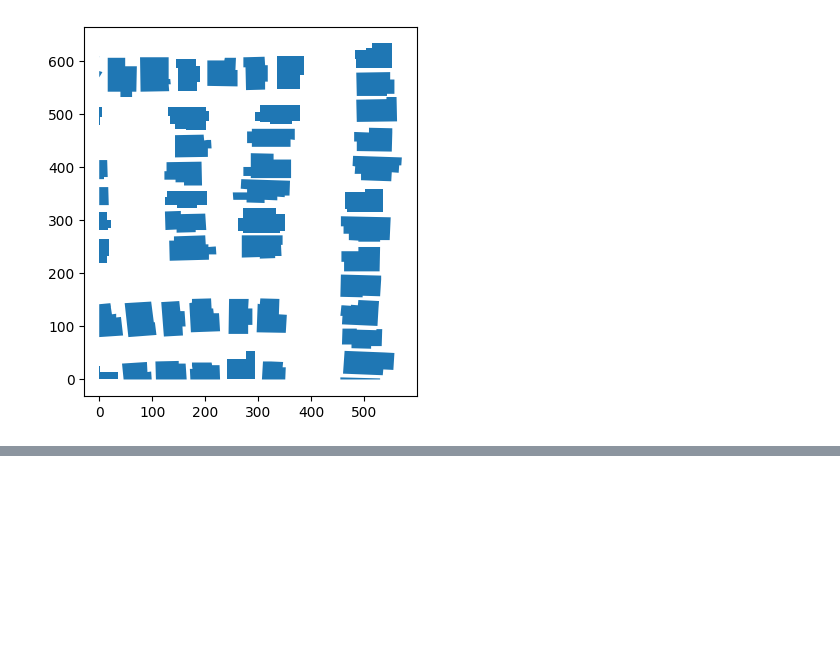
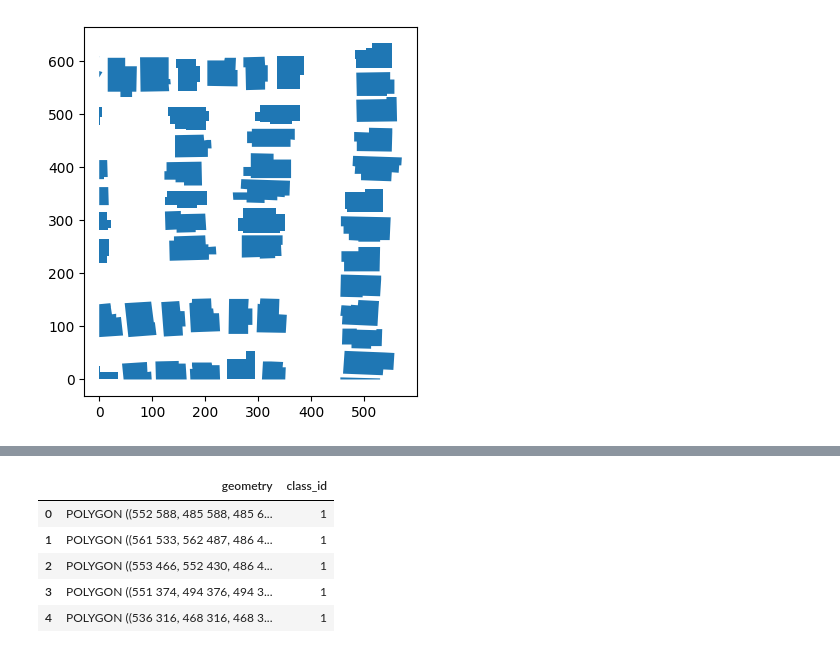
Before and after one commit to scially/raster-vision-tutorial, a Jupyter notebook: 3.vector data.ipynb, the cells around one changed output, grey strips where cells are left out. Saved outputs shown, nothing was run; the diff lists cells and outputs as text; code cells hidden in the pictures; blank space fills up the shorter version.

```diff
--- a/3.vector data.ipynb
+++ b/3.vector data.ipynb
@@ -112,0 +126,21 @@ df.plot()
+# %%
+from rastervision.core.data import GeoJSONVectorSource, RasterioCRSTransformer, ClassInferenceTransformer
+
+crs_transformer = RasterioCRSTransformer.from_uri(
+    "data/RGB-PanSharpen_AOI_2_Vegas_img205.tif",
+    map_crs= 'epsg:4326'
+)
+
+label_uri = "data/buildings_AOI_2_Vegas_img205.geojson"
+vector_source = GeoJSONVectorSource(label_uri, crs_transformer,
+                                    vector_transformers=[ClassInferenceTransformer(default_class_id=1)])
+# %%
+df = vector_source.get_dataframe()
+df[['geometry', 'class_id']].head()
+# %% [output]
+|  | geometry | class_id |
+| 0 | POLYGON ((552 588, 485 588, 485 6... | 1 |
+| 1 | POLYGON ((561 533, 562 487, 486 4... | 1 |
+| 2 | POLYGON ((553 466, 552 430, 486 4... | 1 |
+| 3 | POLYGON ((551 374, 494 376, 494 3... | 1 |
+| 4 | POLYGON ((536 316, 468 316, 468 3... | 1 |
```
Also changed, not shown: parts of 12 cells of this notebook, 2 other files.
